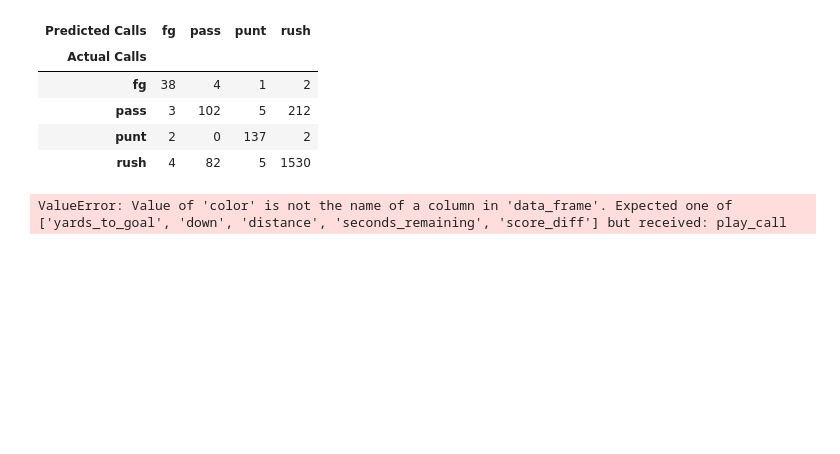
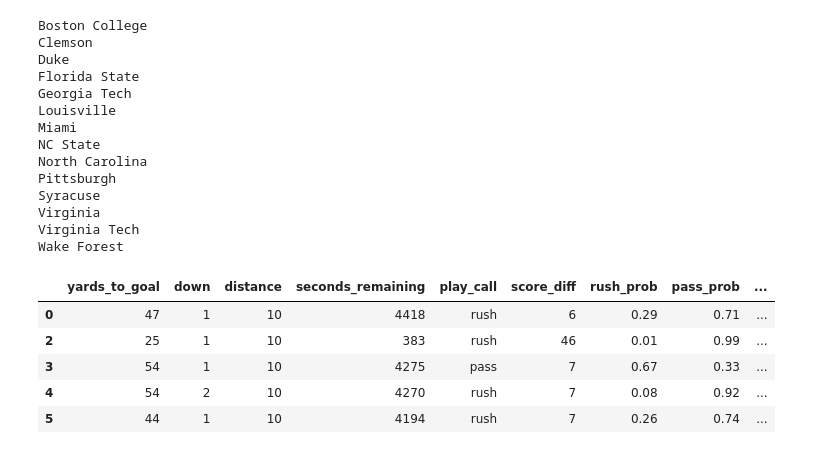
Before and after one commit to ChangedNameTo/CFBData-Playround, a Jupyter notebook: CPJPlayPredictor.ipynb, the cells around one changed output. Saved outputs shown, nothing was run; the diff lists cells and outputs as text; code cells hidden in the pictures; blank space fills up the shorter version.

```diff
--- a/CPJPlayPredictor.ipynb
+++ b/CPJPlayPredictor.ipynb
@@ -10,18 +10,25 @@ from sklearn.ensemble import RandomForestClassifier
 pd.set_option('display.max_columns', None)
 
 # Set up the pandas dataframe
-gt_play_data = pd.DataFrame()
+play_data = pd.DataFrame()
 
 # Query the API for the CPJ data. We only need to do this once, so it's commented out.
-# for year in range(2005,2018):
-#     response = requests.get("https://api.collegefootballdata.com/plays?seasonType=both&year={0}&offense=Georgia Tech".format(year))
-#     df = pd.io.json.json_normalize(response.json())
-#     gt_play_data = pd.concat([gt_play_data,df])
+teams = requests.get("https://api.collegefootballdata.com/teams?conference=ACC").json()
+for team in teams:
+    team_name = team['school']
+    for year in range(2007,2018):
+        response = requests.get("https://api.collegefootballdata.com/plays?seasonType=both&year={0}&offense={1}".format(year, team_name))
+        df = pd.io.json.json_normalize(response.json())
+        play_data = pd.concat([play_data,df])
 
-# Data is exported to a CSV, which we will be pulling from now
-# gt_play_data.to_csv('./data/plays/GeorgiaTech.csv')
+    # Data is exported to a CSV, which we will be pulling from now
+    # play_data.to_csv('./data/plays/GeorgiaTech.csv')
+    play_data.to_csv('./data/plays/{0}.csv'.format(team_name))
 
-data = pd.read_csv('./data/plays/GeorgiaTech.csv')[['home','away','offense_score','defense_score','period','clock.minutes','clock.seconds','yards_to_goal','down','distance','play_type']]
+
+# data = pd.read_csv('./data/plays/GeorgiaTech.csv')[['home','away','offense_score','defense_score','period','clock.minutes','clock.seconds','yards_to_goal','down','distance','play_type']]
+# data = pd.read_csv('./data/plays/Alabama.csv')[['home','away','offense_score','defense_score','period','clock.minutes','clock.seconds','yards_to_goal','down','distance','play_type']]
+data = play_data
 
 # Is GT playing at home?
 data['is_home'] = np.where(data['home'] == 'Georgia Tech', 1, 0)
@@ -49,53 +56,74 @@ def getPlayCall(x):
     else:
         return None
 
 data['play_call'] = data['play_type'].apply(getPlayCall)
 data.dropna(subset=['play_call'], inplace=True)
 
 plays = data[['offense_score', 'defense_score', 'period', 'yards_to_goal', 'down', 'distance', 'is_home', 'seconds_remaining', 'play_call','score_diff']].query('period <= 4')
 
-third_down_plays = plays[plays.down.eq(3)]
-third_down_plays.head()
-
 # Refining the model
 plays = plays.drop(columns=['is_home', 'period', 'offense_score', 'defense_score'])
 
 # split the data set between our independent variables (i.e. features) and our dependent variable or output
 play_calls = plays['play_call']
-plays = plays.drop(['play_call'], axis=1)
+plays_wo_call = plays.drop(['play_call'], axis=1)
 
 # split the data into training and validation sets
-plays_train, plays_validation, calls_train, calls_validation = train_test_split(plays, play_calls, train_size=0.8, test_size=0.2, random_state=0)
+plays_train, plays_validation, calls_train, calls_validation = train_test_split(plays_wo_call, play_calls, train_size=0.8, test_size=0.2, random_state=0)
 plays_train.head()
 y, y_keys = pd.factorize(calls_train)
 # build the classifier
 classifier = RandomForestClassifier(random_state=0, n_estimators=100)
 
 # train the classifier with our test set
 classifier.fit(plays_train, y)
 classifier.predict(plays_validation)
 classifier.predict_proba(plays_validation)[0:10]
 
 predicted_calls = y_keys[classifier.predict(plays_validation)]
-predicted_calls
 pd.crosstab(calls_validation, predicted_calls, rownames=['Actual Calls'], colnames=['Predicted Calls'])
 
+
+# plays['predicted_call'] = y_keys[classifier.predict_proba(plays_wo_call)]
+
+x = classifier.predict_proba(plays_wo_call)
+plays['rush_prob'] = x[:,0]
+plays['pass_prob'] = x[:,1]
+plays['punt_prob'] = x[:,2]
+plays['fg_prob'] = x[:,3]
+plays.head()
+
+# Lists out the weights for each tree decision
 # list(zip(plays_train, classifier.feature_importances_))
 # %% [output]
+Boston College
+Clemson
+Duke
+Florida State
+Georgia Tech
+Louisville
+Miami
+NC State
+North Carolina
+Pittsburgh
+Syracuse
+Virginia
+Virginia Tech
+Wake Forest
-| Predicted Calls | fg | pass | punt | rush |
-| Actual Calls |  |  |  |  |
-| fg | 38 | 4 | 1 | 2 |
-| pass | 3 | 102 | 5 | 212 |
-| punt | 2 | 0 | 137 | 2 |
-| rush | 4 | 82 | 5 | 1530 |
+|  | yards_to_goal | down | distance | seconds_remaining | play_call | score_diff | rush_prob | pass_prob | ... |
+| 0 | 47 | 1 | 10 | 4418 | rush | 6 | 0.29 | 0.71 | ... |
+| 2 | 25 | 1 | 10 | 383 | rush | 46 | 0.01 | 0.99 | ... |
+| 3 | 54 | 1 | 10 | 4275 | pass | 7 | 0.67 | 0.33 | ... |
+| 4 | 54 | 2 | 10 | 4270 | rush | 7 | 0.08 | 0.92 | ... |
+| 5 | 44 | 1 | 10 | 4194 | rush | 7 | 0.26 | 0.74 | ... |
 # %%
-fig = px.scatter(
+fig = px.scatter_3d(
     plays,
-    x='seconds_remaining',
-    y='score_diff',
+    x='down',
+    y='distance',
+    z='seconds_remaining',
     color='play_call',
-    trendline='ols'
+    title='playcalls'
 )
+
 fig.show()
-# %% [output]
-ValueError: Value of 'color' is not the name of a column in 'data_frame'. Expected one of ['yards_to_goal', 'down', 'distance', 'seconds_remaining', 'score_diff'] but received: play_call
```
Also changed, not shown: parts of 1 cell of this notebook.
